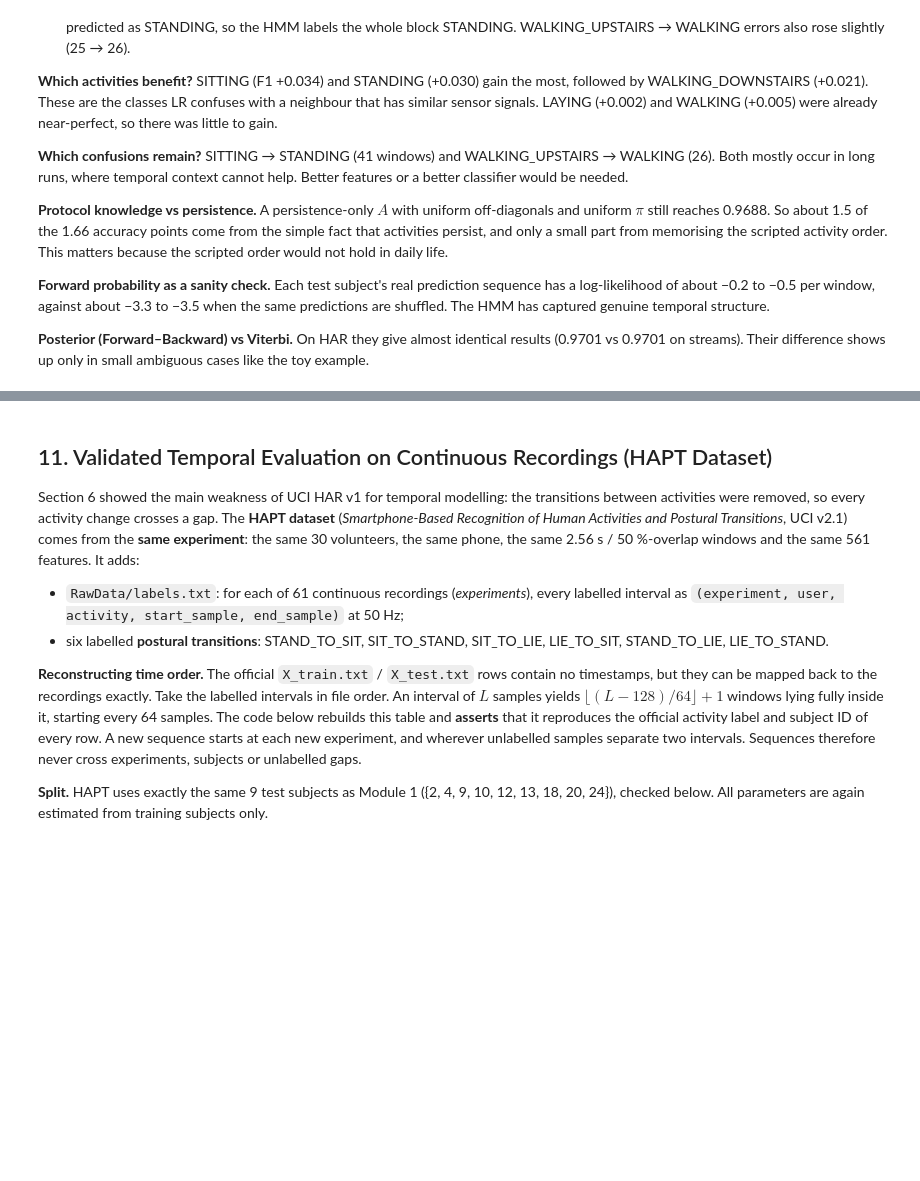
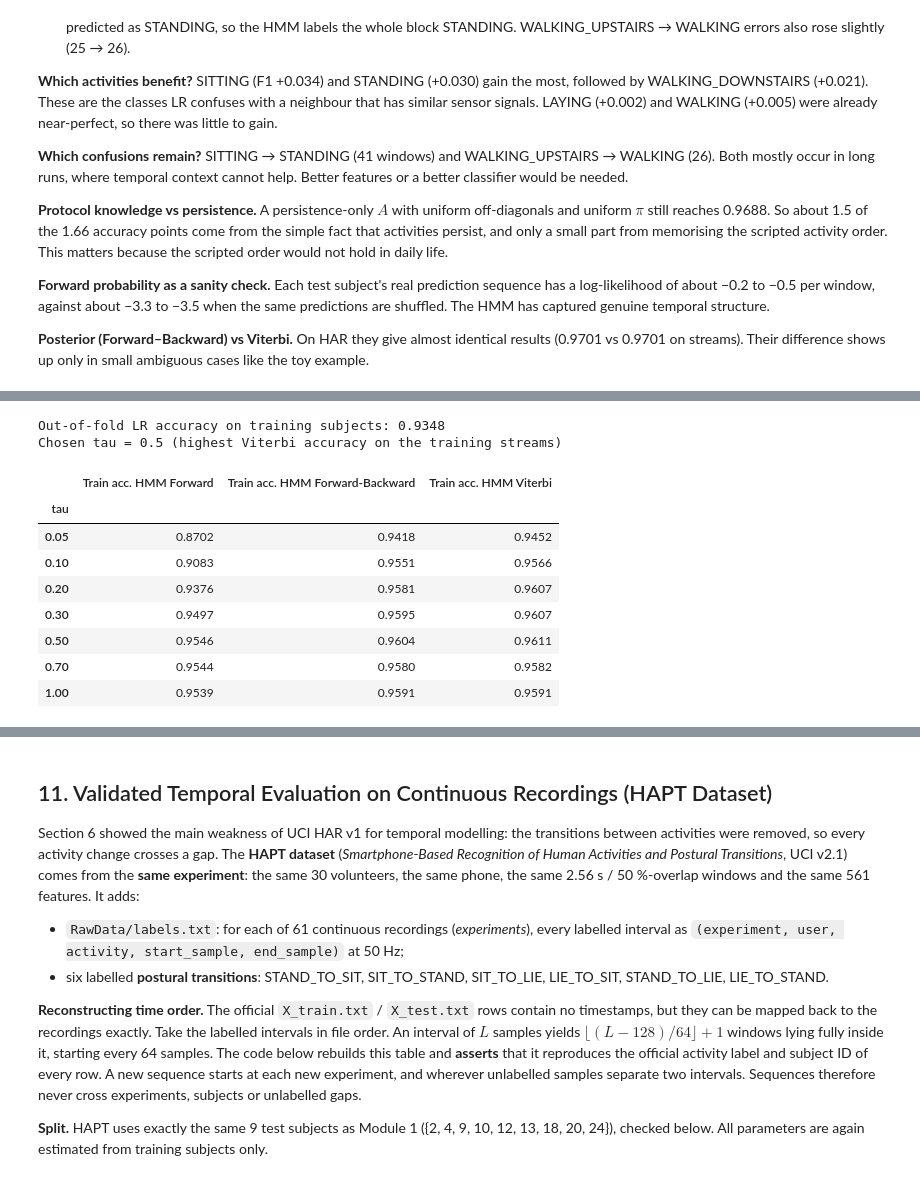
Before and after one commit to anshagarwxl/Human-Activity-Recognition-ML, a Jupyter notebook: notebooks/HAR_Classification_Project.ipynb, the cells around one changed output, grey strips where cells are left out. Drawn from its saved outputs; the diff is of its cells as text; code cells hidden in the pictures; blank space fills up the shorter version.

```diff
--- a/notebooks/HAR_Classification_Project.ipynb
+++ b/notebooks/HAR_Classification_Project.ipynb
@@ -2252,0 +2279,51 @@ All numbers below come from the outputs above. The same 2947 test windows and th
+# %%
+assert list(trained_models["Logistic Regression"].classes_) == activity_classes
+oof_train_proba = cross_val_predict(clone(log_reg_model), X_train, y_train, groups=train_subjects,
+                                    cv=GroupKFold(n_splits=5), method="predict_proba", n_jobs=1)
+test_proba = trained_models["Logistic Regression"].predict_proba(X_test)
+class_prior = np.bincount(train_states, minlength=N_STATES) / len(train_states)
+assert np.allclose(oof_train_proba.sum(axis=1), 1) and np.allclose(test_proba.sum(axis=1), 1)
+
+def soft_emissions(proba, tau):
+    """N x T matrix: column t is proportional to [P(state | x_t) / P(state)] ** tau."""
+    scaled = (np.clip(proba, 1e-12, 1.0) / class_prior) ** tau
+    return (scaled / scaled.sum(axis=1, keepdims=True)).T   # per-window rescaling does not change decoding
+
+SOFT_METHODS = ["HMM Forward (soft)", "HMM Forward-Backward (soft)", "HMM Viterbi (soft)"]
+
+def decode_soft(sequences, proba, tau, pi, A):
+    decoded = {name: np.full(len(proba), -1) for name in SOFT_METHODS}
+    for idx in sequences:
+        E, steps = soft_emissions(proba[idx], tau), np.arange(len(idx))
+        alpha, scale, _ = forward(steps, pi, A, E)
+        beta = backward(steps, A, E, scale)
+        decoded["HMM Forward (soft)"][idx] = alpha.argmax(axis=1)
+        decoded["HMM Forward-Backward (soft)"][idx] = posterior(alpha, beta).argmax(axis=1)
+        decoded["HMM Viterbi (soft)"][idx] = viterbi(steps, pi, A, E)[0]
+    assert all((pred >= 0).all() for pred in decoded.values())
+    return decoded
+
+# choose tau on TRAINING subjects only (out-of-fold probabilities)
+TAUS = [0.05, 0.1, 0.2, 0.3, 0.5, 0.7, 1.0]
+tau_rows = []
+for tau in TAUS:
+    d = decode_soft(train_streams, oof_train_proba, tau, pi, A)
+    tau_rows.append({"tau": tau, **{f"Train acc. {m.replace(' (soft)', '')}": accuracy_score(train_states, d[m])
+                                    for m in SOFT_METHODS}})
+tau_table = pd.DataFrame(tau_rows).set_index("tau")
+best_tau = float(tau_table["Train acc. HMM Viterbi"].idxmax())
+print(f"Out-of-fold LR accuracy on training subjects: {accuracy_score(train_states, oof_train_proba.argmax(axis=1)):.4f}")
+print(f"Chosen tau = {best_tau} (highest Viterbi accuracy on the training streams)")
+tau_table.round(4)
+# %% [output]
+Out-of-fold LR accuracy on training subjects: 0.9348
+Chosen tau = 0.5 (highest Viterbi accuracy on the training streams)
+|  | Train acc. HMM Forward | Train acc. HMM Forward-Backward | Train acc. HMM Viterbi |
+| tau |  |  |  |
+| 0.05 | 0.8702 | 0.9418 | 0.9452 |
+| 0.10 | 0.9083 | 0.9551 | 0.9566 |
+| 0.20 | 0.9376 | 0.9581 | 0.9607 |
+| 0.30 | 0.9497 | 0.9595 | 0.9607 |
+| 0.50 | 0.9546 | 0.9604 | 0.9611 |
+| 0.70 | 0.9544 | 0.9580 | 0.9582 |
+| 1.00 | 0.9539 | 0.9591 | 0.9591 |
```
Also changed, not shown: parts of 5 cells of this notebook, 4 other files.
